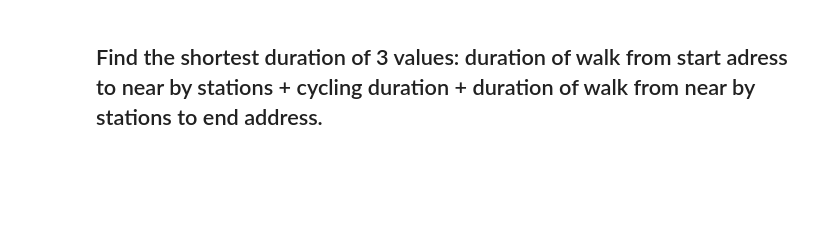
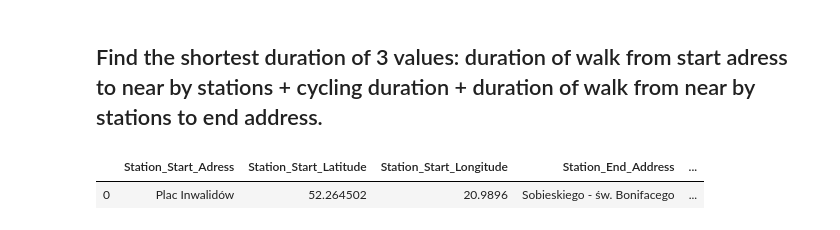
Before and after one commit to ygrynechko/IBM_Data_Science_Final_Project, a Jupyter notebook: CalculateFastestRoute.ipynb, the cells around one changed output. Saved outputs shown, nothing was run; the diff lists cells and outputs as text; code cells hidden in the pictures; blank space fills up the shorter version.

Commit message:
Fastest route calculated

```diff
--- a/CalculateFastestRoute.ipynb
+++ b/CalculateFastestRoute.ipynb
@@ -372,0 +381,18 @@ Cycling_Times
+# %%
+Final_Data = Cycling_Times_2.drop(['Adress_x','Adress_y'], axis = 1)
+# %%
+Final_Data.columns = ['Station_Start_Adress', 'Station_Start_Latitude', 'Station_Start_Longitude',
+                         'Station_End_Address', 'Station_End_Latitude', 'Station_End_Longitude','Cycling_Duration_sec',
+                         'Strt_Latitude','Start_Longitude','Start_Walk_Duration_sec',
+                         'End_Latitude', 'End_Longitude','End_Walk_Duration_sec']
+# %%
+#Cteate column with total value for durations
+Final_Data['Total_Duration_sec'] = Final_Data['Cycling_Duration_sec'] + Final_Data['Start_Walk_Duration_sec'] + Final_Data['End_Walk_Duration_sec']
+# %%
+# finally, select the shortest one and create df to be able to create a route map
+Fastest_Way = Final_Data[Final_Data.Total_Duration_sec == Final_Data.Total_Duration_sec.min()]
+# %%
+Fastest_Way
+# %% [output]
+|  | Station_Start_Adress | Station_Start_Latitude | Station_Start_Longitude | Station_End_Address | ... |
+| 0 | Plac Inwalidów | 52.264502 | 20.9896 | Sobieskiego - św. Bonifacego | ... |
```
Also changed, not shown: parts of 2 cells of this notebook.
